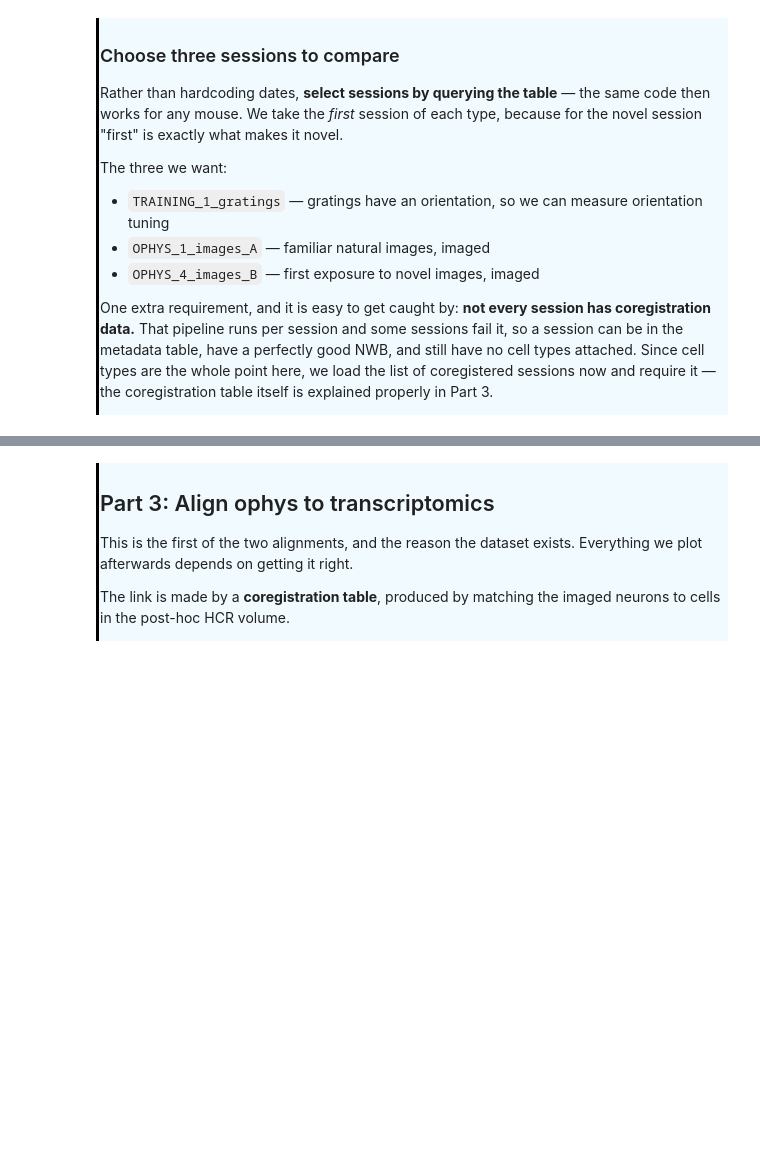
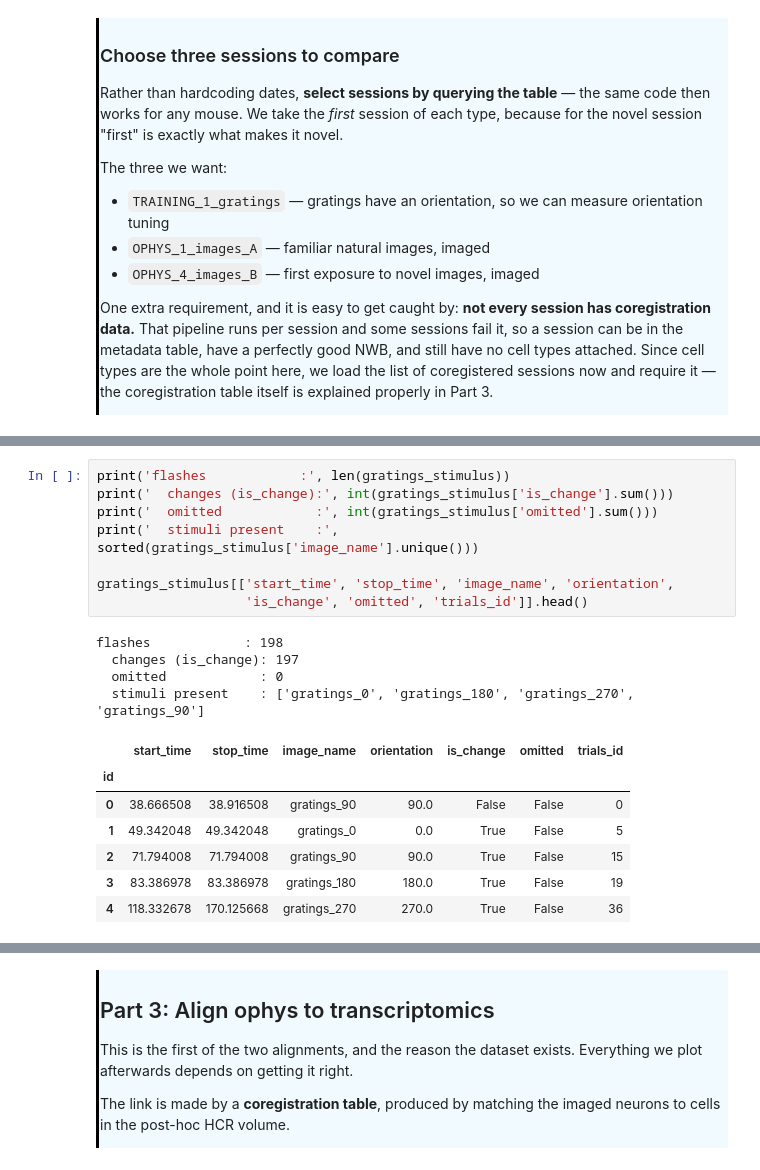
Before and after one commit to AllenSWDB/SWDB_Data_Intro, a Jupyter notebook: code/solutions/Tutorial-VisualLearning-CellTypes-and-Physiology.ipynb, the cells around one changed output, grey strips where cells are left out. Saved outputs shown, nothing was run; the diff lists cells and outputs as text; blank space fills up the shorter version.

```diff
--- a/code/solutions/Tutorial-VisualLearning-CellTypes-and-Physiology.ipynb
+++ b/code/solutions/Tutorial-VisualLearning-CellTypes-and-Physiology.ipynb
@@ -557,0 +1064,20 @@ print('trials columns:', gratings_trials.columns.tolist())
+# %%
+print('flashes            :', len(gratings_stimulus))
+print('  changes (is_change):', int(gratings_stimulus['is_change'].sum()))
+print('  omitted            :', int(gratings_stimulus['omitted'].sum()))
+print('  stimuli present    :', sorted(gratings_stimulus['image_name'].unique()))
+
+gratings_stimulus[['start_time', 'stop_time', 'image_name', 'orientation',
+                   'is_change', 'omitted', 'trials_id']].head()
+# %% [output]
+flashes            : 198
+  changes (is_change): 197
+  omitted            : 0
+  stimuli present    : ['gratings_0', 'gratings_180', 'gratings_270', 'gratings_90']
+|  | start_time | stop_time | image_name | orientation | is_change | omitted | trials_id |
+| id |  |  |  |  |  |  |  |
+| 0 | 38.666508 | 38.916508 | gratings_90 | 90.0 | False | False | 0 |
+| 1 | 49.342048 | 49.342048 | gratings_0 | 0.0 | True | False | 5 |
+| 2 | 71.794008 | 71.794008 | gratings_90 | 90.0 | True | False | 15 |
+| 3 | 83.386978 | 83.386978 | gratings_180 | 180.0 | True | False | 19 |
+| 4 | 118.332678 | 170.125668 | gratings_270 | 270.0 | True | False | 36 |
```
Also changed, not shown: parts of 239 cells of this notebook, 2 other files.
